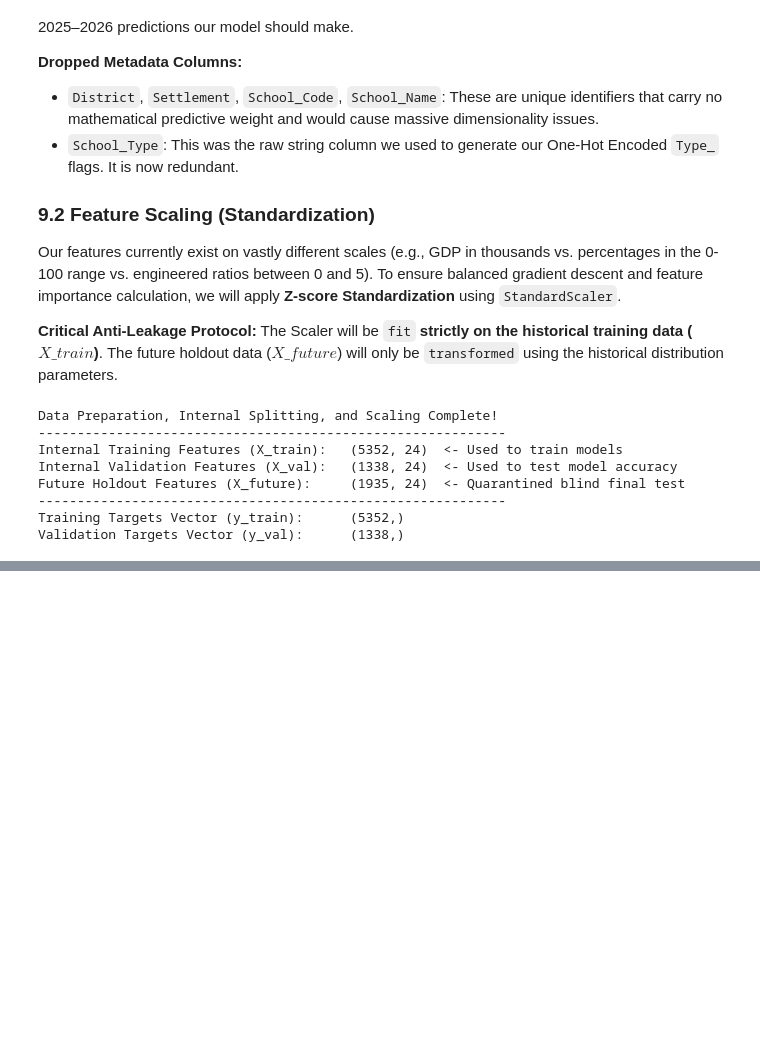
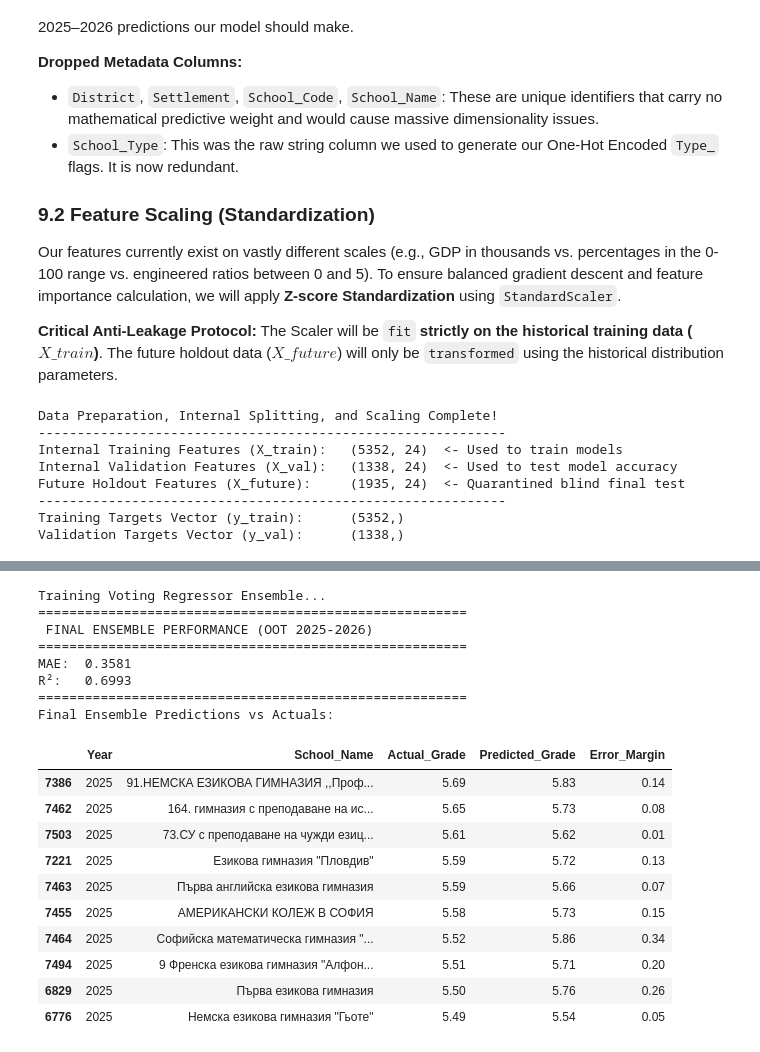
Before and after one commit to Nalyan-Beytula/Machine-Learning, a Jupyter notebook: predicting_dzi_grades_ml.ipynb, the cells around one changed output, grey strips where cells are left out. Cells and saved outputs as stored; diff of their text form; code cells hidden in the pictures; blank space fills up the shorter version.

```diff
--- a/predicting_dzi_grades_ml.ipynb
+++ b/predicting_dzi_grades_ml.ipynb
@@ -733,0 +1090,62 @@ Validation Targets Vector (y_val):      (1338,)
+# %%
+print("Training Voting Regressor Ensemble...")
+
+# 1. Initialize the individual models
+linear_base = LinearRegression()
+gb_base = GradientBoostingRegressor(n_estimators=100, learning_rate=0.08, random_state=42)
+
+# 2. Combine them into a single ensemble model
+# We will use the Lag dataset we just built for maximum performance
+ensemble_model = VotingRegressor(estimators=[
+    ('linear', linear_base),
+    ('gb', gb_base)
+])
+
+# 3. Fit the ensemble on the training data
+ensemble_model.fit(X_train_lag, y_train_lag)
+
+# 4. Predict on the future holdout set
+ensemble_preds = ensemble_model.predict(X_future_lag)
+
+# 5. Evaluate final performance
+r2_ensemble = r2_score(y_future_lag, ensemble_preds)
+mae_ensemble = mean_absolute_error(y_future_lag, ensemble_preds)
+
+print("=" * 55)
+print(" FINAL ENSEMBLE PERFORMANCE (OOT 2025-2026)")
+print("=" * 55)
+print(f"MAE:  {mae_ensemble:.4f}")
+print(f"R²:   {r2_ensemble:.4f}")
+print("=" * 55)
+
+# 6. Create the unified final results table to check if the ceiling is broken
+final_results_table = future_lag[['Year', 'School_Name']].copy()
+final_results_table['Actual_Grade'] = y_future_lag.values
+final_results_table['Predicted_Grade'] = np.round(ensemble_preds, 2)
+final_results_table['Error_Margin'] = np.round(np.abs(final_results_table['Actual_Grade'] - final_results_table['Predicted_Grade']), 2)
+
+# Sort by actual grade to see how the model handled the elite academies
+final_results_table = final_results_table.sort_values(by=['Year', 'Actual_Grade'], ascending=[True, False])
+
+print("Final Ensemble Predictions vs Actuals:")
+display(final_results_table.head(10))
+# %% [output]
+Training Voting Regressor Ensemble...
+=======================================================
+ FINAL ENSEMBLE PERFORMANCE (OOT 2025-2026)
+=======================================================
+MAE:  0.3581
+R²:   0.6993
+=======================================================
+Final Ensemble Predictions vs Actuals:
+|  | Year | School_Name | Actual_Grade | Predicted_Grade | Error_Margin |
+| 7386 | 2025 | 91.НЕМСКА ЕЗИКОВА ГИМНАЗИЯ ,,Проф... | 5.69 | 5.83 | 0.14 |
+| 7462 | 2025 | 164. гимназия с преподаване на ис... | 5.65 | 5.73 | 0.08 |
+| 7503 | 2025 | 73.СУ с преподаване на чужди езиц... | 5.61 | 5.62 | 0.01 |
+| 7221 | 2025 | Езикова гимназия "Пловдив" | 5.59 | 5.72 | 0.13 |
+| 7463 | 2025 | Първа английска езикова гимназия | 5.59 | 5.66 | 0.07 |
+| 7455 | 2025 | АМЕРИКАНСКИ КОЛЕЖ В СОФИЯ | 5.58 | 5.73 | 0.15 |
+| 7464 | 2025 | Софийска математическа гимназия "... | 5.52 | 5.86 | 0.34 |
+| 7494 | 2025 | 9 Френска езикова гимназия "Алфон... | 5.51 | 5.71 | 0.20 |
+| 6829 | 2025 | Първа езикова гимназия | 5.50 | 5.76 | 0.26 |
+| 6776 | 2025 | Немска езикова гимназия "Гьоте" | 5.49 | 5.54 | 0.05 |
```
Also changed, not shown: parts of 24 cells of this notebook.
